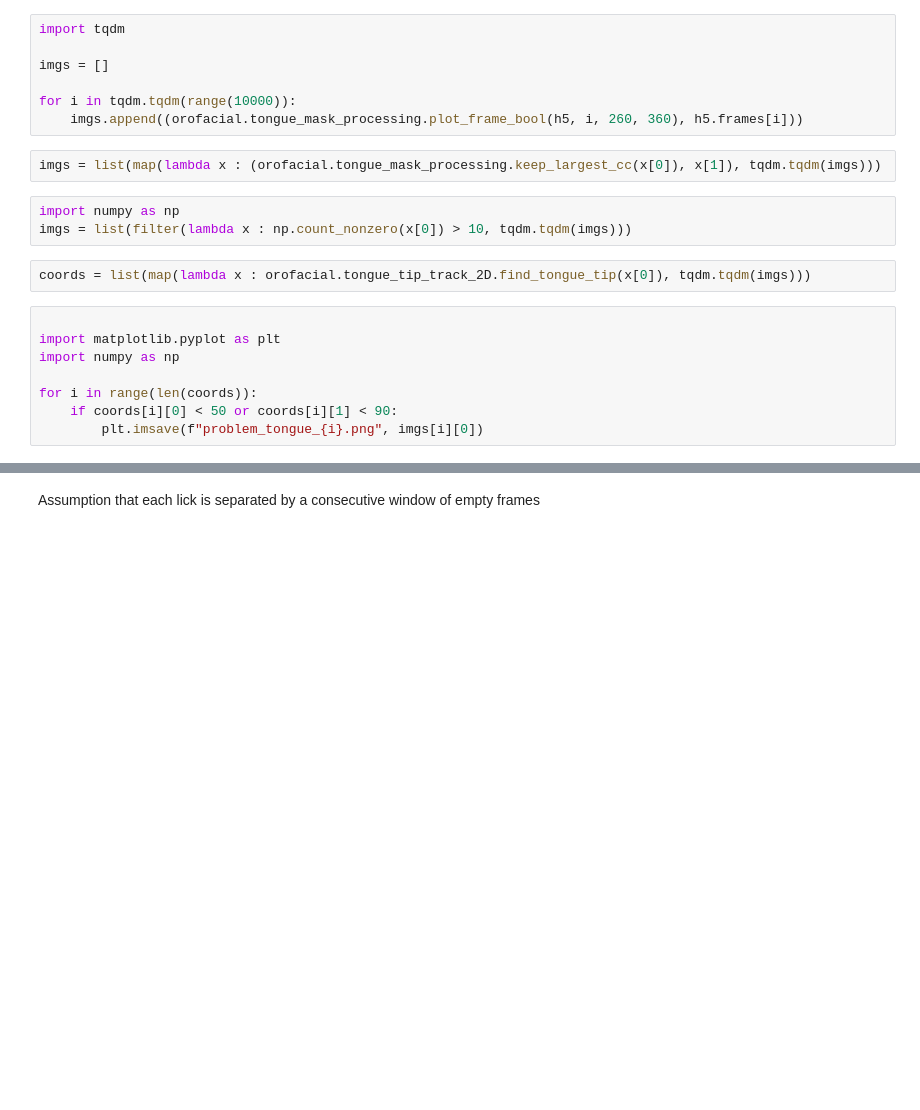
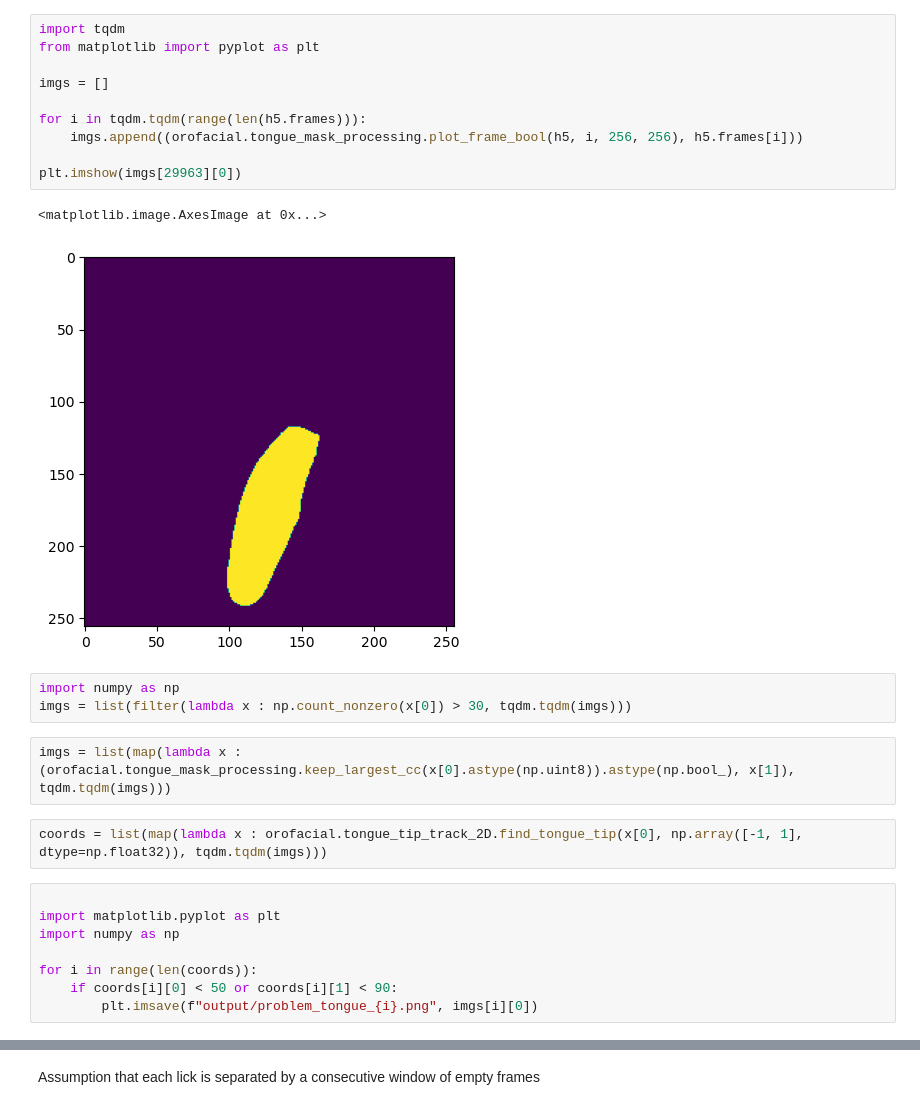
Before and after one commit to nonrice/lab-work, a Jupyter notebook: analysis/tongue_trajectory/tongue_trajectory.ipynb, the cells around one changed output, grey strips where cells are left out. Cells and saved outputs as stored; diff of their text form; blank space fills up the shorter version.

```diff
--- a/analysis/tongue_trajectory/tongue_trajectory.ipynb
+++ b/analysis/tongue_trajectory/tongue_trajectory.ipynb
@@ -15,17 +18,23 @@ array([4017, 4018, 4021, 4022, 4023])
 # %%
 import tqdm
+from matplotlib import pyplot as plt
 
 imgs = []
 
-for i in tqdm.tqdm(range(10000)):
-    imgs.append((orofacial.tongue_mask_processing.plot_frame_bool(h5, i, 260, 360), h5.frames[i]))
+for i in tqdm.tqdm(range(len(h5.frames))):
+    imgs.append((orofacial.tongue_mask_processing.plot_frame_bool(h5, i, 256, 256), h5.frames[i]))
+
+plt.imshow(imgs[29963][0])
+# %% [output]
+<matplotlib.image.AxesImage at 0x...>
+[figure, added]
+# %%
+import numpy as np
+imgs = list(filter(lambda x : np.count_nonzero(x[0]) > 30, tqdm.tqdm(imgs)))
 # %%
-imgs = list(map(lambda x : (orofacial.tongue_mask_processing.keep_largest_cc(x[0]), x[1]), tqdm.tqdm(imgs)))
+imgs = list(map(lambda x : (orofacial.tongue_mask_processing.keep_largest_cc(x[0].astype(np.uint8)).astype(np.bool_), x[1]), tqdm.tqdm(imgs)))
-# %%
-import numpy as np
-imgs = list(filter(lambda x : np.count_nonzero(x[0]) > 10, tqdm.tqdm(imgs)))
 # %%
-coords = list(map(lambda x : orofacial.tongue_tip_track_2D.find_tongue_tip(x[0]), tqdm.tqdm(imgs)))
+coords = list(map(lambda x : orofacial.tongue_tip_track_2D.find_tongue_tip(x[0], np.array([-1, 1], dtype=np.float32)), tqdm.tqdm(imgs)))
 # %%
 
 import matplotlib.pyplot as plt
@@ -33,4 +42,4 @@ import numpy as np
 
 for i in range(len(coords)):
     if coords[i][0] < 50 or coords[i][1] < 90:
-        plt.imsave(f"problem_tongue_{i}.png", imgs[i][0])
+        plt.imsave(f"output/problem_tongue_{i}.png", imgs[i][0])
```
Also changed, not shown: parts of 12 cells of this notebook, 12 other files.
